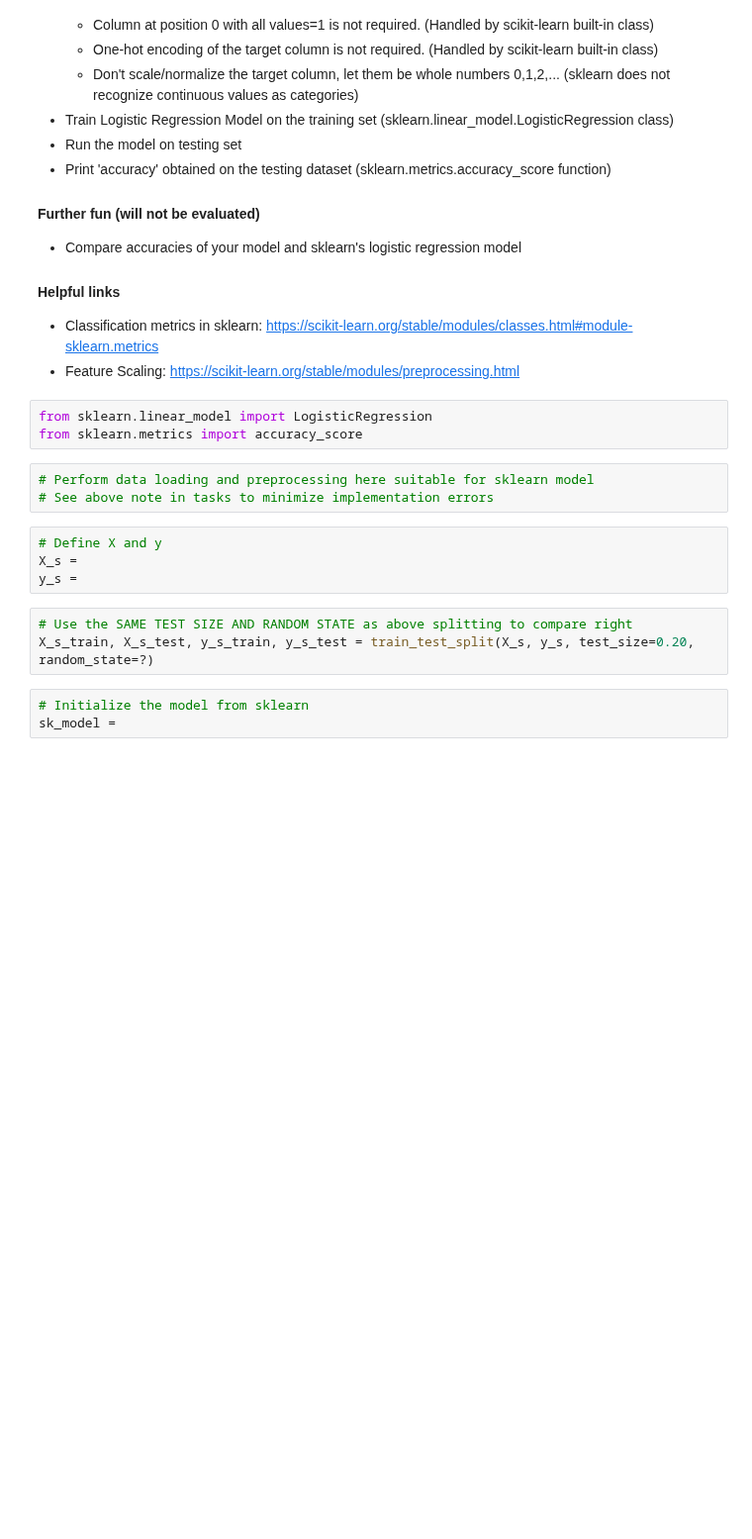
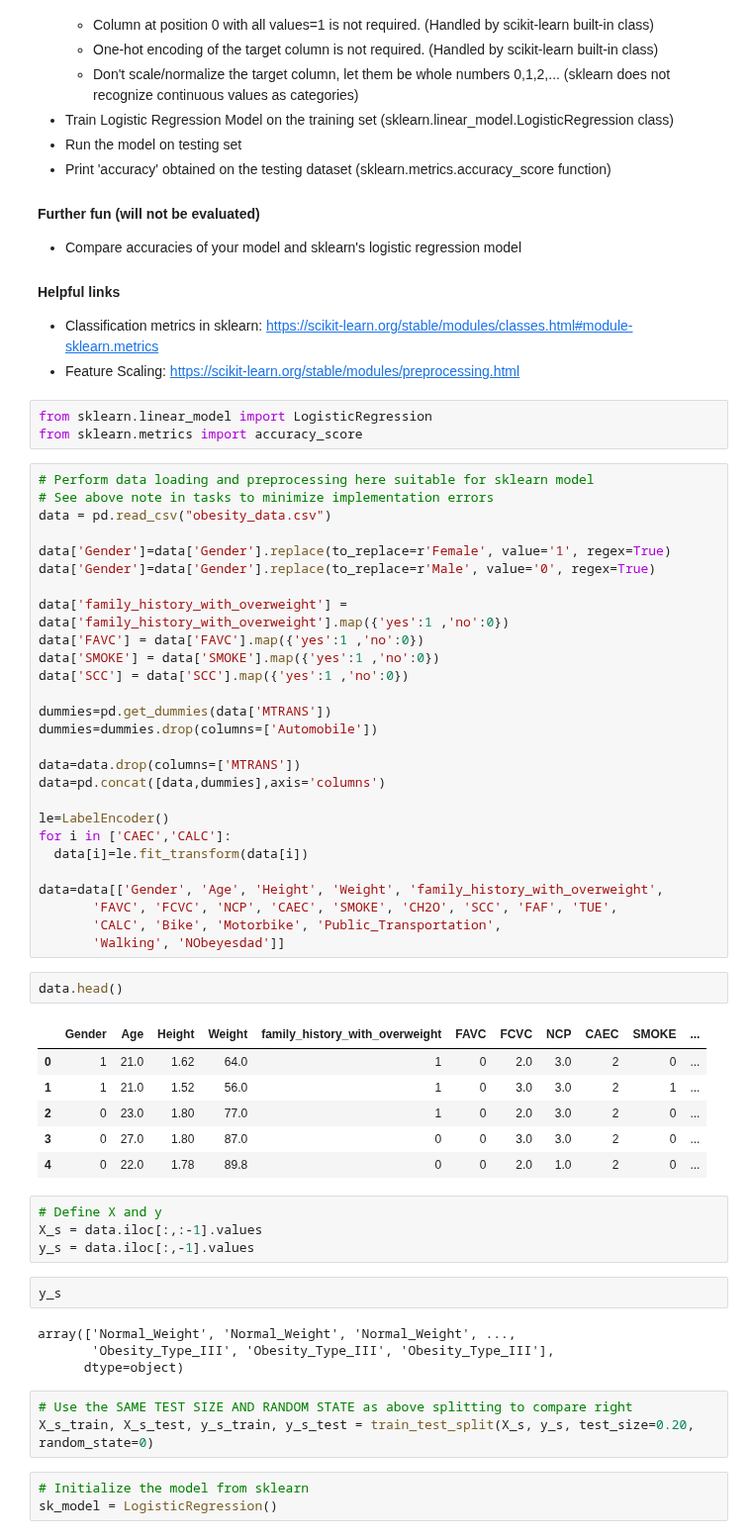
Before and after one commit to IIAnirudhII/AI-and-ML, a Jupyter notebook: AI-and-ML/Lab4/task_1_multiclass_logistic.ipynb, the cells around one changed output. Shown at 99% size. Saved outputs shown, nothing was run; the diff lists cells and outputs as text; blank space fills up the shorter version.

```diff
--- a/AI-and-ML/Lab4/task_1_multiclass_logistic.ipynb
+++ b/AI-and-ML/Lab4/task_1_multiclass_logistic.ipynb
@@ -411,19 +443,58 @@ def accuracy(y_true,y_pred):
 # %%
 from sklearn.linear_model import LogisticRegression
 from sklearn.metrics import accuracy_score
-# %%
-# Perform data loading and preprocessing here suitable for sklearn model
-# See above note in tasks to minimize implementation errors
+# %%
+# Perform data loading and preprocessing here suitable for sklearn model
+# See above note in tasks to minimize implementation errors
+data = pd.read_csv("obesity_data.csv")
+
+data['Gender']=data['Gender'].replace(to_replace=r'Female', value='1', regex=True)
+data['Gender']=data['Gender'].replace(to_replace=r'Male', value='0', regex=True)
+
+data['family_history_with_overweight'] = data['family_history_with_overweight'].map({'yes':1 ,'no':0})
+data['FAVC'] = data['FAVC'].map({'yes':1 ,'no':0})
+data['SMOKE'] = data['SMOKE'].map({'yes':1 ,'no':0})
+data['SCC'] = data['SCC'].map({'yes':1 ,'no':0})
+
+dummies=pd.get_dummies(data['MTRANS'])
+dummies=dummies.drop(columns=['Automobile'])
+
+data=data.drop(columns=['MTRANS'])
+data=pd.concat([data,dummies],axis='columns')
+
+le=LabelEncoder()
+for i in ['CAEC','CALC']:
+  data[i]=le.fit_transform(data[i])
+
+data=data[['Gender', 'Age', 'Height', 'Weight', 'family_history_with_overweight',
+       'FAVC', 'FCVC', 'NCP', 'CAEC', 'SMOKE', 'CH2O', 'SCC', 'FAF', 'TUE',
+       'CALC', 'Bike', 'Motorbike', 'Public_Transportation',
+       'Walking', 'NObeyesdad']]
+# %%
+data.head()
+# %% [output]
+|  | Gender | Age | Height | Weight | family_history_with_overweight | FAVC | FCVC | NCP | CAEC | SMOKE | ... |
+| 0 | 1 | 21.0 | 1.62 | 64.0 | 1 | 0 | 2.0 | 3.0 | 2 | 0 | ... |
+| 1 | 1 | 21.0 | 1.52 | 56.0 | 1 | 0 | 3.0 | 3.0 | 2 | 1 | ... |
+| 2 | 0 | 23.0 | 1.80 | 77.0 | 1 | 0 | 2.0 | 3.0 | 2 | 0 | ... |
+| 3 | 0 | 27.0 | 1.80 | 87.0 | 0 | 0 | 3.0 | 3.0 | 2 | 0 | ... |
+| 4 | 0 | 22.0 | 1.78 | 89.8 | 0 | 0 | 2.0 | 1.0 | 2 | 0 | ... |
 # %%
 # Define X and y
-X_s =
-y_s =
+X_s = data.iloc[:,:-1].values
+y_s = data.iloc[:,-1].values
+# %%
+y_s
+# %% [output]
+array(['Normal_Weight', 'Normal_Weight', 'Normal_Weight', ...,
+       'Obesity_Type_III', 'Obesity_Type_III', 'Obesity_Type_III'],
+      dtype=object)
 # %%
 # Use the SAME TEST SIZE AND RANDOM STATE as above splitting to compare right
-X_s_train, X_s_test, y_s_train, y_s_test = train_test_split(X_s, y_s, test_size=0.20, random_state=?)
+X_s_train, X_s_test, y_s_train, y_s_test = train_test_split(X_s, y_s, test_size=0.20, random_state=0)
 # %%
 # Initialize the model from sklearn
-sk_model =
+sk_model = LogisticRegression()
 # %%
 # Fit the model
 sk_model.fit(X_s_train, y_s_train)
```
Also changed, not shown: parts of 26 cells of this notebook.
